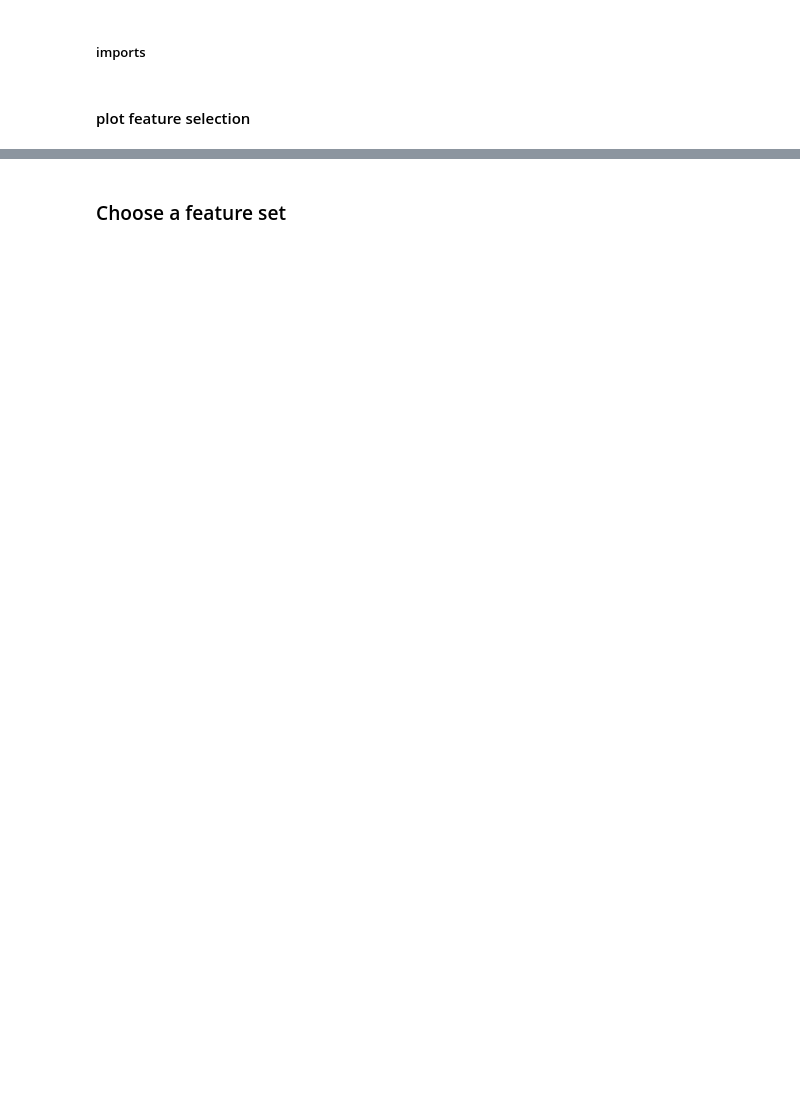
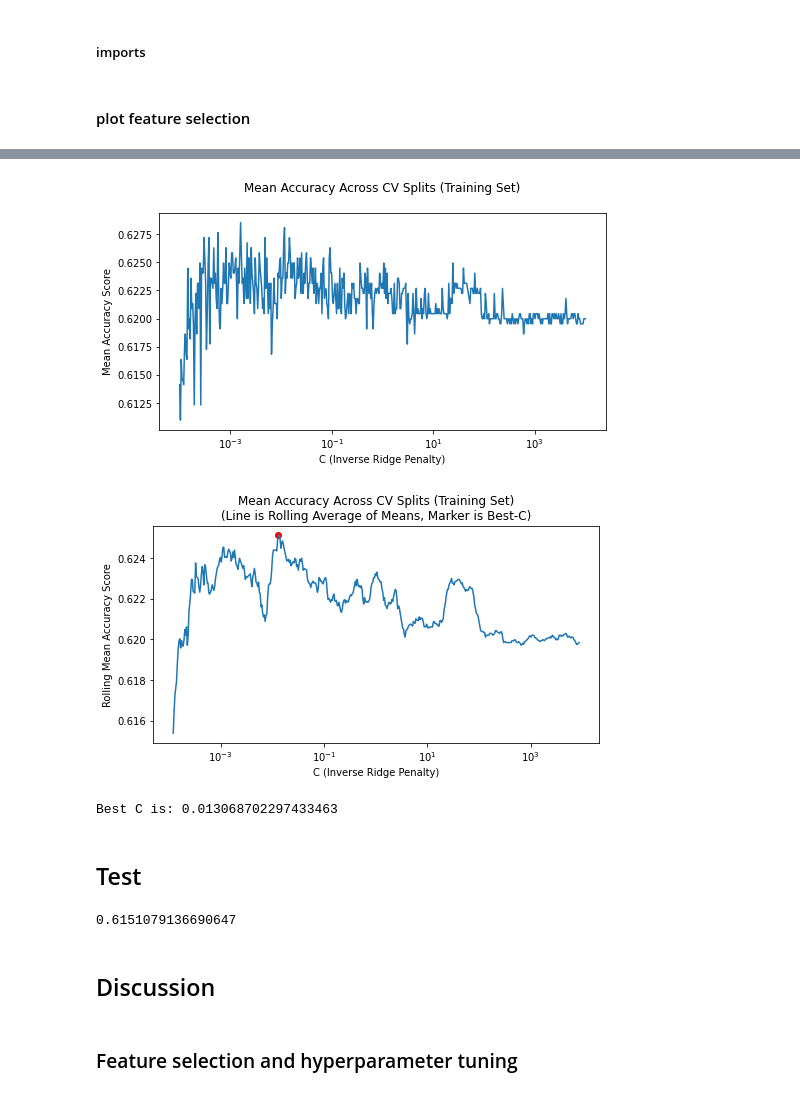
Before and after one commit to bhrdj/predwikt, a Jupyter notebook: notebooks/1.14-sfb-predict-hoax-logreg-pipeline.ipynb, the cells around one changed output, grey strips where cells are left out. Drawn from its saved outputs; the diff is of its cells as text; code cells hidden in the pictures; blank space fills up the shorter version.

Commit message:
finished updating predict hoax logreg with clarified usage of test set and discussion

```diff
--- a/notebooks/1.14-sfb-predict-hoax-logreg-pipeline.ipynb
+++ b/notebooks/1.14-sfb-predict-hoax-logreg-pipeline.ipynb
@@ -467,3 +400,38 @@ list(map(len,feats_5best.values()))
+# %%
+C_fig, ax = plt.subplots(1,1, figsize=(8,4))
+ax.set_xscale('log')
+ax.set_xlabel('C (Inverse Ridge Penalty)')
+ax.set_ylabel('Mean Accuracy Score')
+ax.set_title('Mean Accuracy Across CV Splits (Training Set)\n')
+C_scores.plot(ax=ax)
+C_fig.show()
+# %%
+C_rolling_fig, ax = plt.subplots(1,1, figsize=(8,4))
+ax.set_xscale('log')
+ax.set_xlabel('C (Inverse Ridge Penalty)')
+ax.set_ylabel('Rolling Mean Accuracy Score')
+ax.set_title('Mean Accuracy Across CV Splits (Training Set)\n'
+             '(Line is Rolling Average of Means, Marker is Best-C)')
+C_scores_rolling.plot(ax=ax)
+ax.scatter(x=best_C, y=best_C_score, marker='o', color=['r'])
+C_rolling_fig.show()
+# %%
+display(C_fig, C_rolling_fig)
+print(f'Best C is: {best_C}')
+# %% [output]
+[figure, added]
+[figure, added]
+Best C is: 0.013068702297433463
+# %% [markdown]
+## Test
+# %%
+lr_final = LogisticRegression(max_iter=10000, C=0.013)
+lr_final.fit(Xtr[sfs_feats_best],ytr)
+lr_final.score(Xte[sfs_feats_best],yte)
+# %% [output]
+0.6151079136690647
+# %% [markdown]
+## Discussion
 # %% [markdown]
-### Choose a feature set
+### Feature selection and hyperparameter tuning
 # %% [markdown]
```
Also changed, not shown: parts of 48 cells of this notebook.
